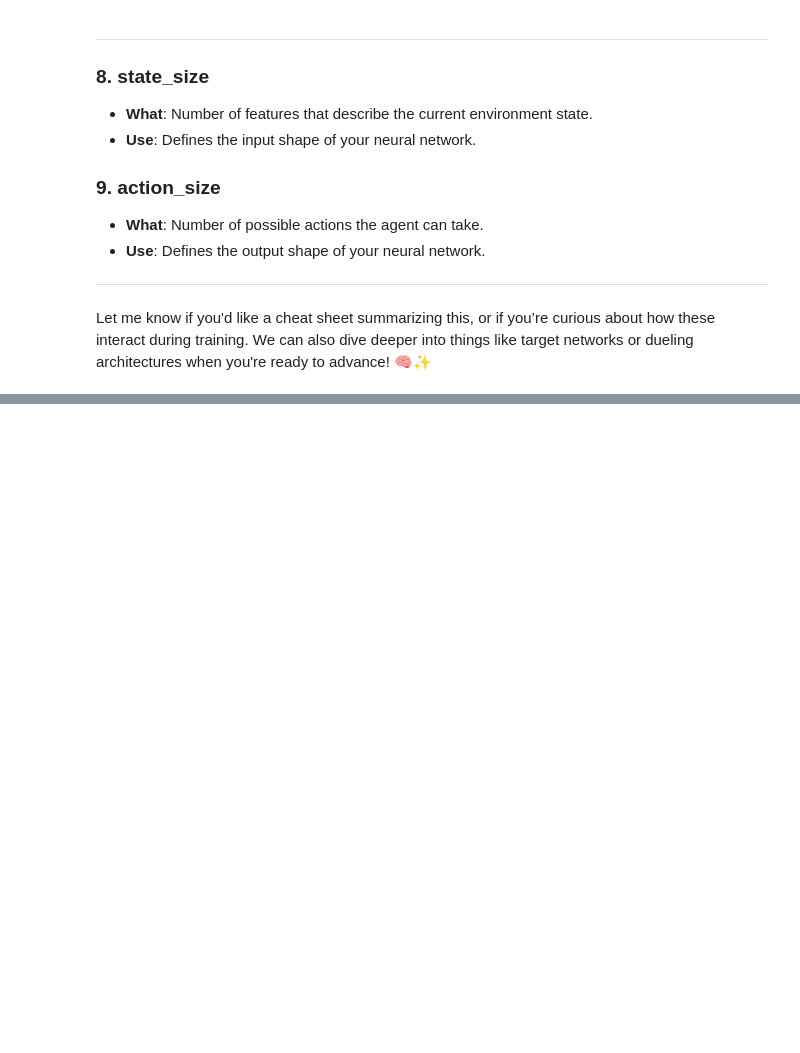
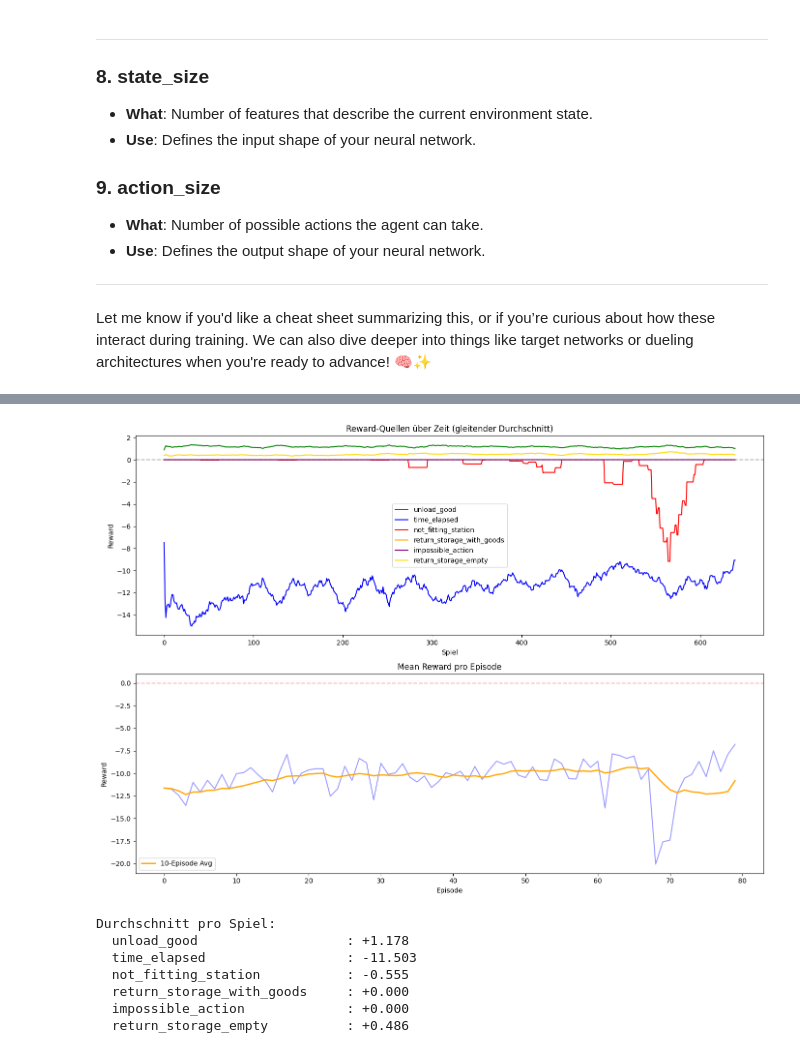
Before and after one commit to Johanne-ve/ReinforcementLearning, a Jupyter notebook: factory_for_learning_agv_training.ipynb, the cells around one changed output, grey strips where cells are left out. Cells and saved outputs as stored; diff of their text form; code cells hidden in the pictures; blank space fills up the shorter version.

```diff
--- a/factory_for_learning_agv_training.ipynb
+++ b/factory_for_learning_agv_training.ipynb
@@ -128,5 +128,5 @@ BATCH_SIZE = 512
 # %%
-loading = ''
+loading = 'models/agv_V5_20Eps.keras'
 my_RL_agent_agv = RL_Agent.DQNAgent(len(gm.act_state), action_size_agv, GAMMA, EPSILON, EPSILON_MIN, EPSILON_DECAY, LEARNING_RATE, loading)
 my_RL_agent_agv.model.summary()
 # %% [output]
@@ -151,15 +152,20 @@ Model: "functional"
 ######
 reward_vec = []
 total_time_vec = []
+tracker_vec = []
+points_vec = []  # ← NEU
+
 gm.reset()
 my_env.reset()
 my_agv.reset()
 for episode in range(EPISODE_COUNT):
     for game in range(GAMES_PER_EPISODE):
         for replays in range(GAMES_REPLAY):
-            total_reward, total_time = gm.run_game(my_RL_agent_agv)
+            total_reward, total_time, tracker = gm.run_game(my_RL_agent_agv)
             reward_vec.append(total_reward)
             total_time_vec.append(total_time)
+            tracker_vec.append(tracker)
+            points_vec.append(gm.points)  # ← NEU
             my_env.reset()
             my_agv.reset()
             gm.reset()
@@ -192,0 +199,54 @@ random decision
+# %%
+import matplotlib.pyplot as plt
+import numpy as np
+
+window = 20
+keys = ['unload_good', 'time_elapsed', 'not_fitting_station',
+        'return_storage_with_goods', 'impossible_action', 'return_storage_empty']
+colors = ['green', 'blue', 'red', 'orange', 'purple', 'gold']
+
+plt.figure(figsize=(14, 10))
+
+# Plot 1: Gleitender Durchschnitt
+plt.subplot(2, 1, 1)
+for key, color in zip(keys, colors):
+    values = [t[key] for t in tracker_vec]
+    moving_avg = [np.mean(values[max(0,i-window):i+1])
+                  for i in range(len(values))]
+    plt.plot(moving_avg, label=key, color=color)
+plt.axhline(y=0, color='black', linestyle='--', alpha=0.3)
+plt.title("Reward-Quellen über Zeit (gleitender Durchschnitt)")
+plt.xlabel("Spiel")
+plt.ylabel("Reward")
+plt.legend()
+
+# Plot 2: Mean Reward pro Episode
+plt.subplot(2, 1, 2)
+mean_reward_per_episode = [np.mean(reward_vec[i:i+GAMES_PER_EPISODE])
+                           for i in range(0, len(reward_vec), GAMES_PER_EPISODE)]
+plt.plot(mean_reward_per_episode, color='blue', alpha=0.4)
+moving_avg_ep = [np.mean(mean_reward_per_episode[max(0,i-10):i+1])
+                 for i in range(len(mean_reward_per_episode))]
+plt.plot(moving_avg_ep, color='orange', linewidth=2, label='10-Episode Avg')
+plt.axhline(y=0, color='r', linestyle='--', alpha=0.3)
+plt.title("Mean Reward pro Episode")
+plt.xlabel("Episode")
+plt.ylabel("Reward")
+plt.legend()
+
+plt.tight_layout()
+plt.show()
+
+print("\nDurchschnitt pro Spiel:")
+for key in keys:
+    values = [t[key] for t in tracker_vec]
+    print(f"  {key:30s}: {np.mean(values):+.3f}")
+# %% [output]
+[figure, added]
+Durchschnitt pro Spiel:
+  unload_good                   : +1.178
+  time_elapsed                  : -11.503
+  not_fitting_station           : -0.555
+  return_storage_with_goods     : +0.000
+  impossible_action             : +0.000
+  return_storage_empty          : +0.486
```
Also changed, not shown: parts of 10 cells of this notebook, 14 other files.
